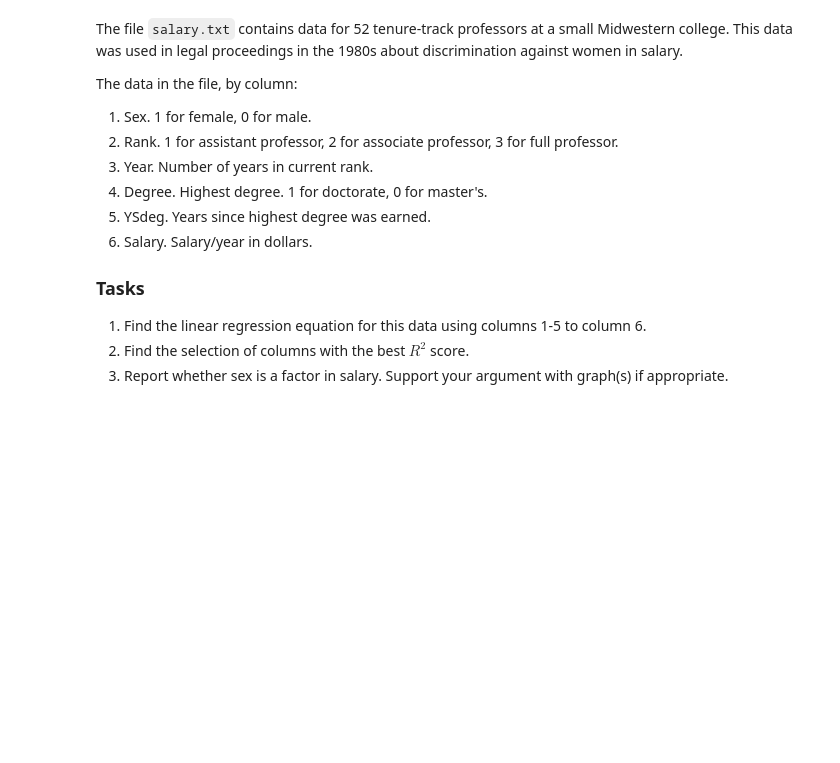
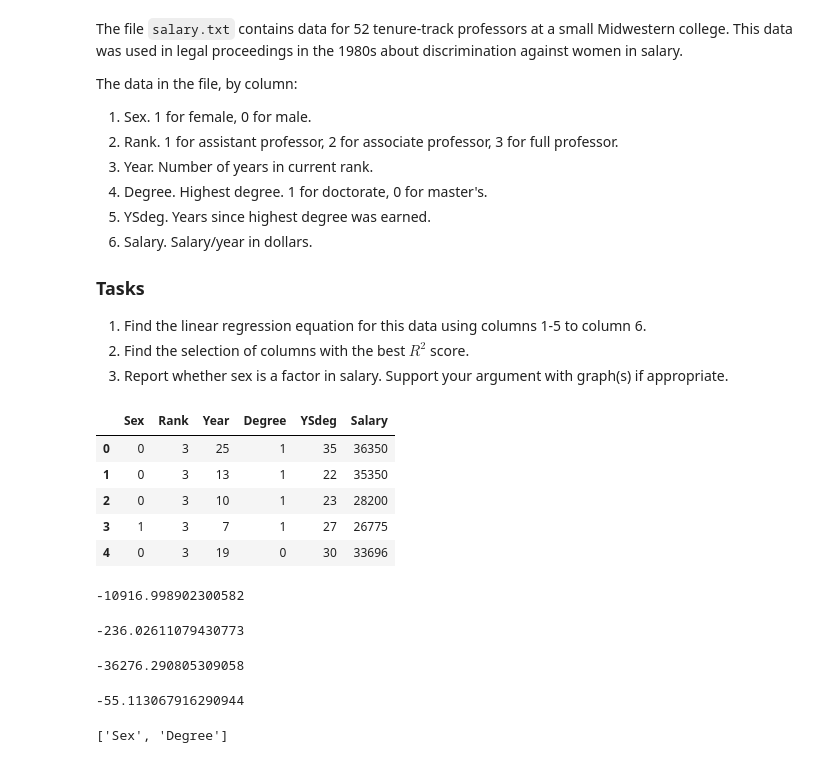
Before and after one commit to JermaineKee/Linear-Regression, a Jupyter notebook: simple-linear-regression.ipynb, the cells around one changed output. Cells and saved outputs as stored; diff of their text form; code cells hidden in the pictures; blank space fills up the shorter version.

```diff
--- a/simple-linear-regression.ipynb
+++ b/simple-linear-regression.ipynb
@@ -128 +138,10 @@ df = pd.read_fwf("salary.txt", header=None,
                  names=["Sex", "Rank", "Year", "Degree", "YSdeg", "Salary"])
+# %%
+salary_data.head()
+# %% [output]
+|  | Sex | Rank | Year | Degree | YSdeg | Salary |
+| 0 | 0 | 3 | 25 | 1 | 35 | 36350 |
+| 1 | 0 | 3 | 13 | 1 | 22 | 35350 |
+| 2 | 0 | 3 | 10 | 1 | 23 | 28200 |
+| 3 | 1 | 3 | 7 | 1 | 27 | 26775 |
+| 4 | 0 | 3 | 19 | 0 | 30 | 33696 |
@@ -128,0 +155,16 @@ df = pd.read_fwf("salary.txt", header=None,
+# %%
+regr2.score(sex, rank)
+# %% [output]
+-10916.998902300582
+# %%
+regr2.score(sex, year)
+# %% [output]
+-236.02611079430773
+# %%
+regr2.score(sex, degree)
+# %% [output]
+-36276.290805309058
+# %%
+regr2.score(sex, ysdeg)
+# %% [output]
+-55.113067916290944
@@ -128,0 +178,4 @@ df = pd.read_fwf("salary.txt", header=None,
+# %%
+list(list(itertools.combinations(list(salary_data.columns), 2))[2]) # this demonstrates how to get combinations
+# %% [output]
+['Sex', 'Degree']
```
Also changed, not shown: parts of 17 cells of this notebook.
